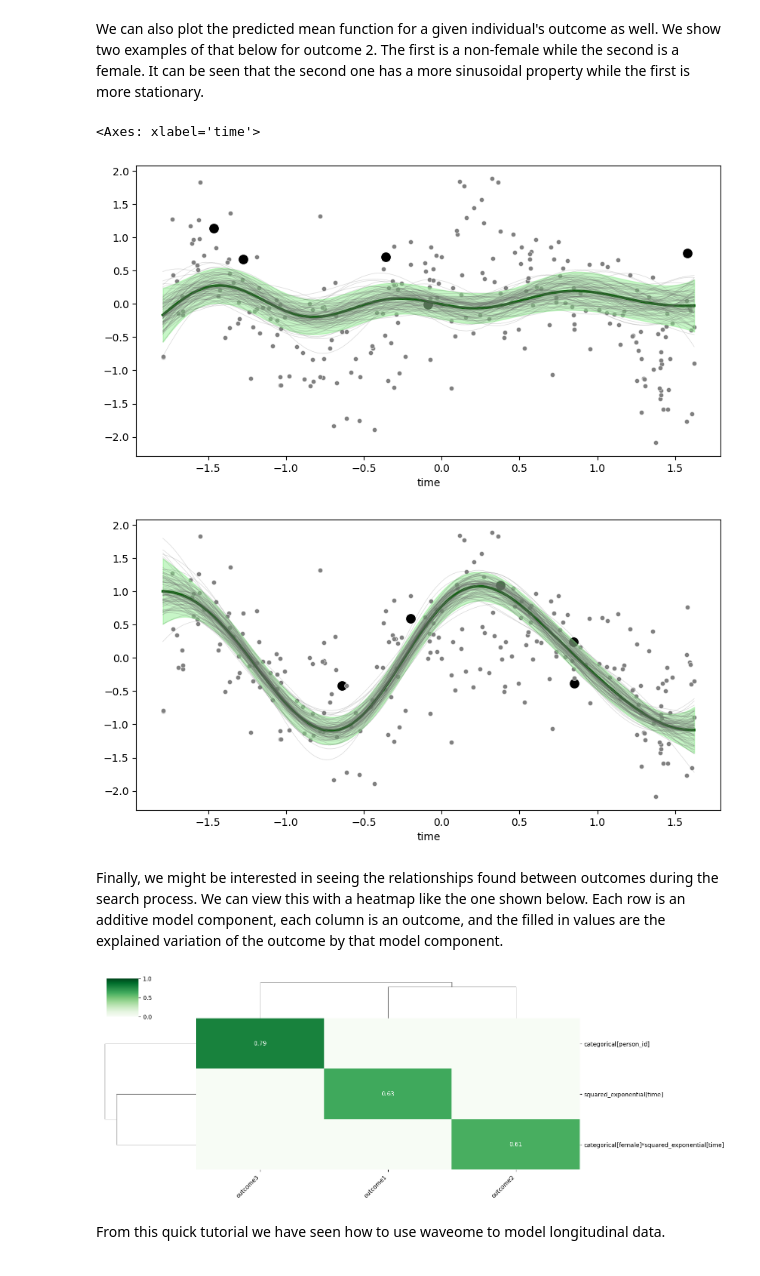
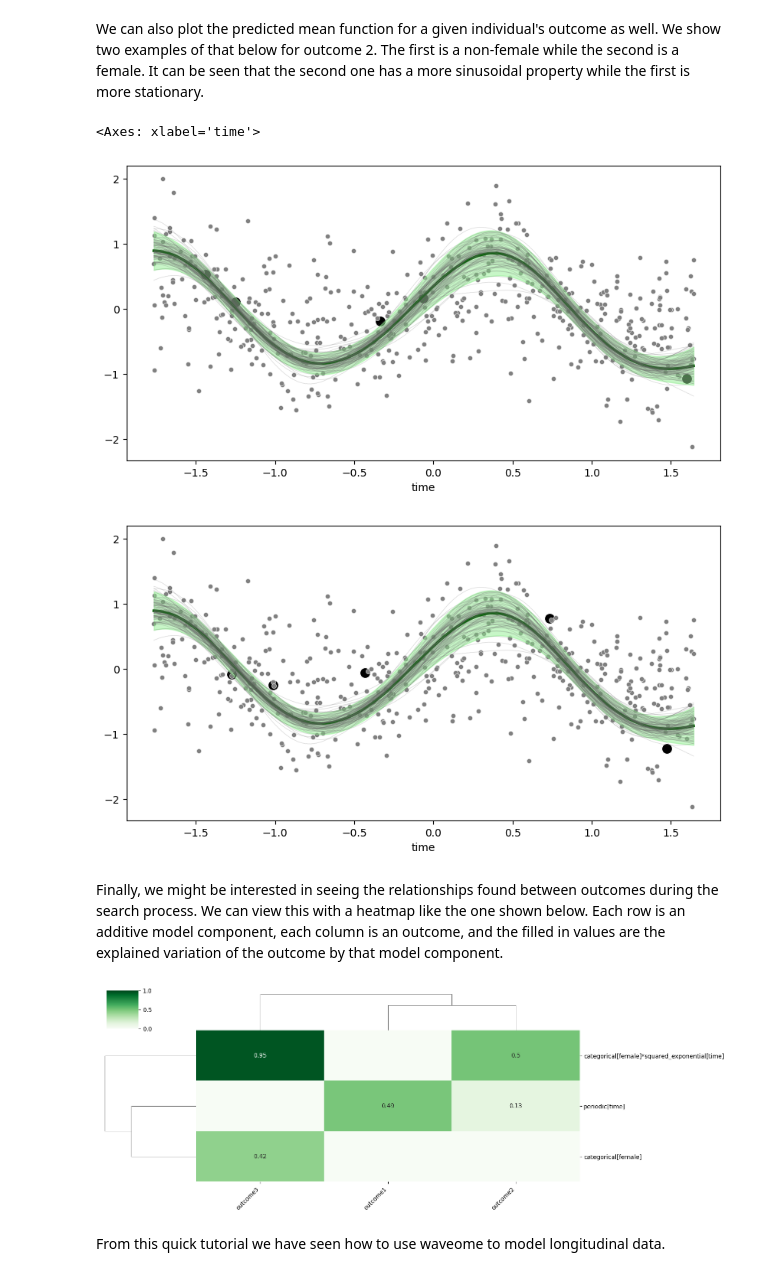
Before and after one commit to omicsEye/waveome, a Jupyter notebook: waveome_overview.ipynb, the cells around one changed output. Saved outputs shown, nothing was run; the diff lists cells and outputs as text; code cells hidden in the pictures.

```diff
--- a/waveome_overview.ipynb
+++ b/waveome_overview.ipynb
@@ -14,7 +14,7 @@ import matplotlib.pyplot as plt
 Now let's simulate some longitudinal data. We will have 50 individuals, with 5 observations per individual, and we are interested in 3 outcomes. We will also simulate an auxilary covariate of interest (`female`) to show how waveome handles them.
 # %%
 # Set simulation parameters
-n_people = 50
+n_people = 100
 n_observations = 5
 total_obs = n_people * n_observations
 np.random.seed(9102)
@@ -34,9 +34,11 @@ female_vec = np.repeat(
 # Now outcomes
 out1_vec = np.sin(time_vec)
 out2_vec = female_vec * np.cos(time_vec)
-out3_vec = (#0.25 * time_vec
-            #-1 * (time_vec > 5) * time_vec * female_vec
-            + np.repeat(np.random.normal(size=n_people), repeats=n_observations))
+out3_vec = (
+    0.5 * time_vec
+    -1 * (time_vec > 5) * female_vec * time_vec
+#    + np.repeat(np.random.normal(size=n_people), repeats=n_observations)
+)
 
 # Add a small amout of random noise to each
 out1_vec += np.random.normal(scale=0.5, size=total_obs)
@@ -105,8 +107,15 @@ gps = GPSearch(
 # %%
 # Now run the search process, there are a number of parameters to play
 # around with if you are interested - or just run defaults
-gps.run_search(
+gps.penalized_optimization(
     random_seed=9102,
+    num_restart=5,
+    # sparse_options={"num_inducing_points": 50}
+    # penalization_factor=10.,
     # num_jobs=1,
     # verbose=True
 )
+
+# gps.run_penalized_search(
+#     random_seed=9102
+# )
@@ -156,26 +178,26 @@ We can also plot the predicted mean function for a given individual's outcome as
 # %%
 # Plot some of the posterior mean functions for individuals in the dataset
 # This is done with the unit_label argument
 gps.plot_marginal(
     out_label='outcome2',
     x_axis_label='time',
     unit_label=0
 )
 
 gps.plot_marginal(
     out_label='outcome2',
     x_axis_label='time',
-    unit_label=1
+    unit_label=5
 )
 # %% [output]
 <Axes: xlabel='time'>
-[figure, old version]
+[figure, new version]
-[figure, old version]
+[figure, new version]
 # %% [markdown]
 Finally, we might be interested in seeing the relationships found between outcomes during the search process. We can view this with a heatmap like the one shown below. Each row is an additive model component, each column is an outcome, and the filled in values are the explained variation of the outcome by that model component.
 # %%
 gps.plot_heatmap(var_cutoff=0.1);
 # %% [output]
-[figure, old version]
+[figure, new version]
 # %% [markdown]
 From this quick tutorial we have seen how to use waveome to model longitudinal data.
```
Also changed, not shown: parts of 8 cells of this notebook.
